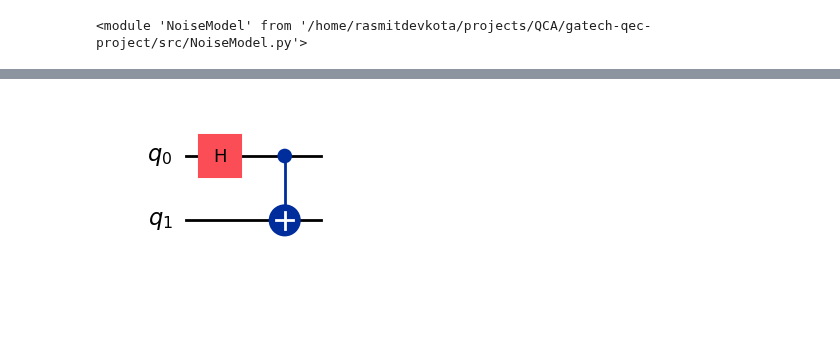
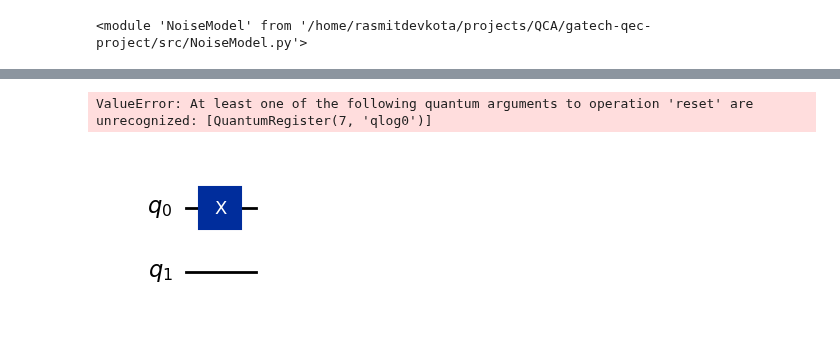
Before and after one commit to GT-Quantum-Computing-Association/LogicalQ, a Jupyter notebook: src/LogicalDemo.ipynb, the cells around one changed output, grey strips where cells are left out. Drawn from its saved outputs; the diff is of its cells as text; code cells hidden in the pictures; blank space fills up the shorter version.

```diff
--- a/src/LogicalDemo.ipynb
+++ b/src/LogicalDemo.ipynb
@@ -90,16 +120,19 @@ plot_histogram(counts)
 # %%
-lqcirc = LogicalCircuit(1, [7,1,3], stabilizer_tableau, name='a')
+lqcirc = LogicalCircuit(1, (7,1,3), stabilizer_tableau)
 lqcirc.encode(0)
 lqcirc.perform_qec_cycle([0])
 # lqcirc.draw('mpl')
+# %% [output]
+ValueError: At least one of the following quantum arguments to operation 'reset' are unrecognized: [QuantumRegister(7, 'qlog0')]
 # %%
 # We can also construct a logical circuit from a physical qubit circuit, first by constructing a QuantumCircuit:
 pqc = QuantumCircuit(2)
-pqc.h(0)
-pqc.cx(0,1)
+pqc.x(0)
+# pqc.h(0)
+# pqc.cx(0,1)
 pqc.draw(output="mpl")
 # %% [output]
-[figure, old version]
+[figure, new version]
 # %%
 # Then, we convert the QuantumCircuit to a LogicalCircuit:
 lqc = LogicalCircuit.from_physical_circuit(pqc, (7,1,3), stabilizer_tableau)
```
Also changed, not shown: parts of 5 cells of this notebook, 3 other files.
